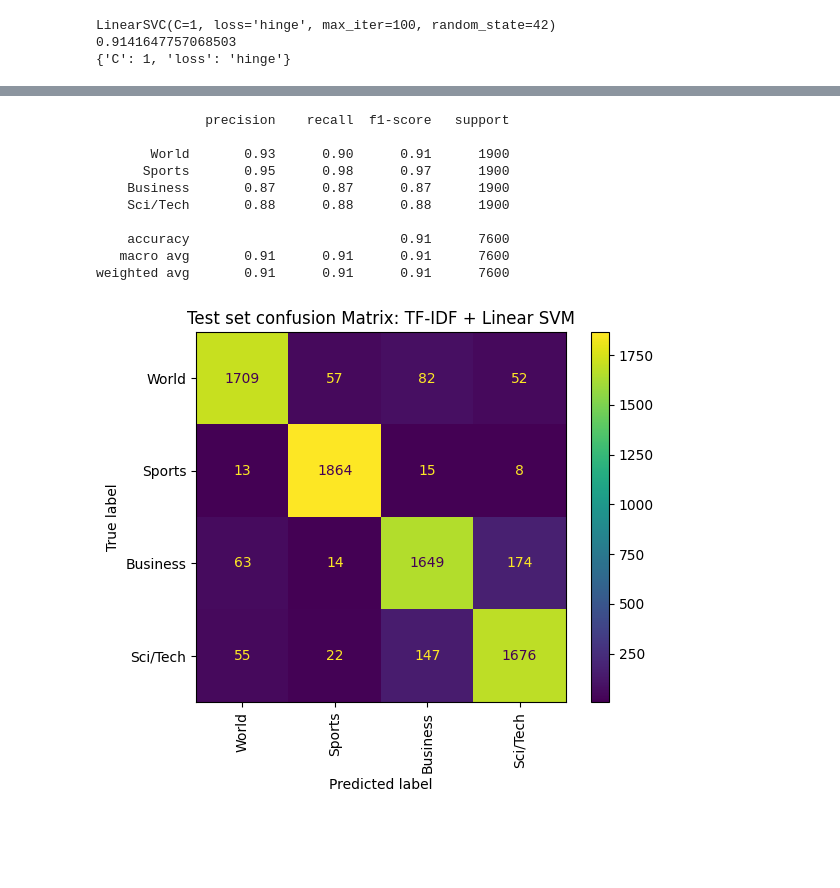
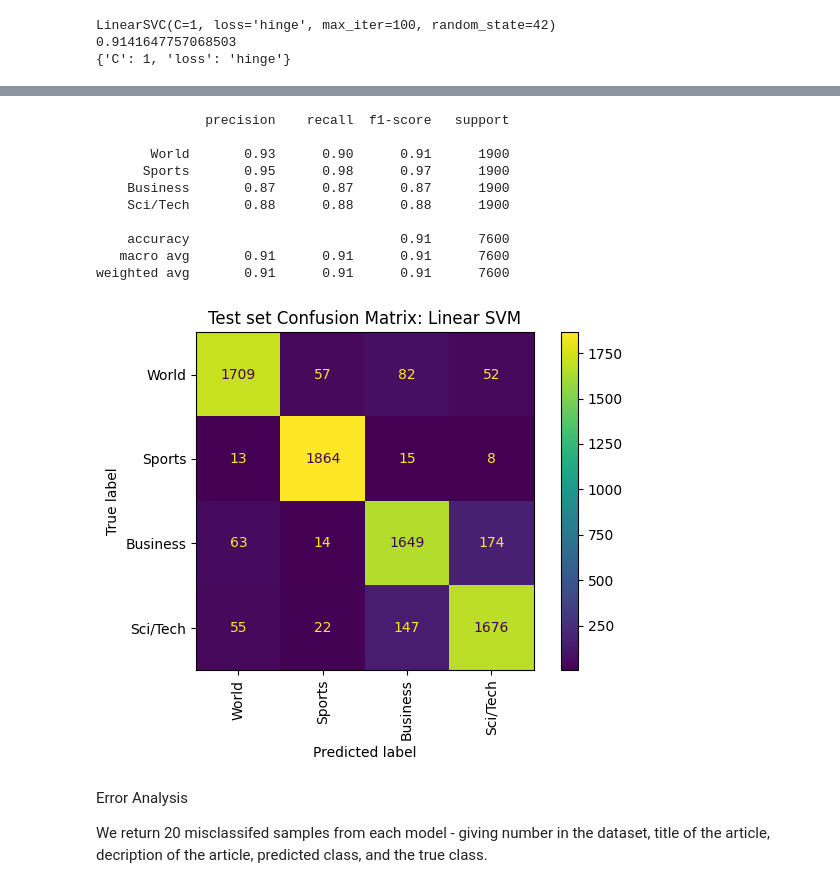
Before and after one commit to luciaadan/nlp, a Jupyter notebook: notebooks/data_loading.ipynb, the cells around one changed output, grey strips where cells are left out. Cells and saved outputs as stored; diff of their text form; code cells hidden in the pictures; blank space fills up the shorter version.

```diff
--- a/notebooks/data_loading.ipynb
+++ b/notebooks/data_loading.ipynb
@@ -65,12 +127,17 @@ def grid_search(param_grid, x_train, y_train, x_val, y_val, max_iter=100):
     return best_model, best_macrof1, best_params
 # %%
+# Defining the possible hyperparameters for the grid search
 param_grid = {
     "C": [0.1, 1],
     "l1_ratio": [0, 1],
 }
 
-best_model, best_macrof1, best_params = grid_search(param_grid, X_train, y_train, X_val, y_val)
+# Finding the best model, f1 score, and hyperparameters
+best_model, best_macrof1, best_params = grid_search_lr(
+    param_grid, X_train, y_train, X_val, y_val
+)
 
+# Printing the results of the search
 print(best_model)
 print(best_macrof1)
 print(best_params)
@@ -183,14 +274,14 @@ def grid_search_svm(param_grid, x_train, y_train, x_val, y_val, max_iter=100):
     return best_model, best_macrof1, best_params
 # %%
-param_grid_svm = {
-    "C": [0.1, 1],
-    "loss": ["hinge", "squared_hinge"]
-}
+# Defining the possible hyperparameters for the grid search
+param_grid_svm = {"C": [0.1, 1], "loss": ["hinge", "squared_hinge"]}
 
+# Finding the best model, f1 score, and hyperparameters
 best_model_svm, best_macrof1_svm, best_params_svm = grid_search_svm(
     param_grid_svm, X_train, y_train, X_val, y_val
 )
 
+# Printing the results of the search
 print(best_model_svm)
 print(best_macrof1_svm)
 print(best_params_svm)
@@ -230,33 +328,42 @@ weighted avg       0.91      0.91      0.91     12000
 # %%
+# Predicting the labels for the test set using the found best model
 y_pred_test_svm = best_model_svm.predict(X_test)
 
-print(classification_report(
-    y_test,
-    y_pred_test_svm,
-    target_names=[label_names[i] for i in sorted(label_names)]
-))
-
-cm = confusion_matrix(y_test, y_pred_test_svm)
-disp = ConfusionMatrixDisplay(
-    confusion_matrix=cm,
-    display_labels=[label_names[i] for i in sorted(label_names)]
+print(
+    classification_report(
+        y_test,
+        y_pred_test_svm,
+        target_names=[label_names[i] for i in sorted(label_names)],
+    )
 )
 
-disp.plot(xticks_rotation='vertical')
-plt.title("Test set confusion Matrix: TF-IDF + Linear SVM")
+# Confusion matrix
+conf_matrix_test_svm = confusion_matrix(y_test, y_pred_test_svm)
+disp = ConfusionMatrixDisplay(
+    confusion_matrix=conf_matrix_test_svm, display_labels=[label_names[i] for i in sorted(label_names)]
+)
+
+# Plotting the confusion matrix
+disp.plot(xticks_rotation="vertical")
+plt.title("Test set Confusion Matrix: Linear SVM")
+plt.tight_layout()
 plt.show()
 # %% [output]
               precision    recall  f1-score   support
 
        World       0.93      0.90      0.91      1900
       Sports       0.95      0.98      0.97      1900
     Business       0.87      0.87      0.87      1900
     Sci/Tech       0.88      0.88      0.88      1900
 
     accuracy                           0.91      7600
    macro avg       0.91      0.91      0.91      7600
 weighted avg       0.91      0.91      0.91      7600
-[figure, old version]
+[figure, new version]
+# %% [markdown]
+Error Analysis
+
+We return 20 misclassifed samples from each model - giving number in the dataset, title of the article, decription of the article, predicted class, and the true class.
 # %%
 pd.set_option("display.max_colwidth", None)
 
```
Also changed, not shown: parts of 14 cells of this notebook.
